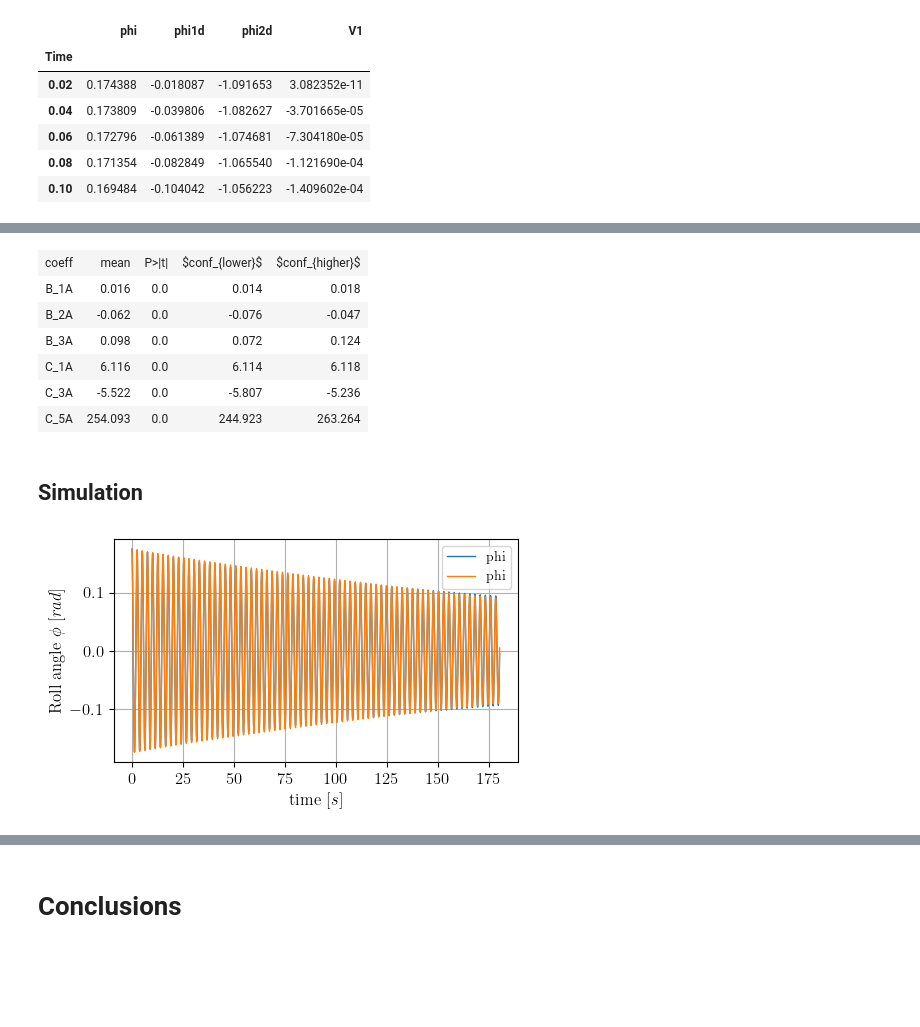
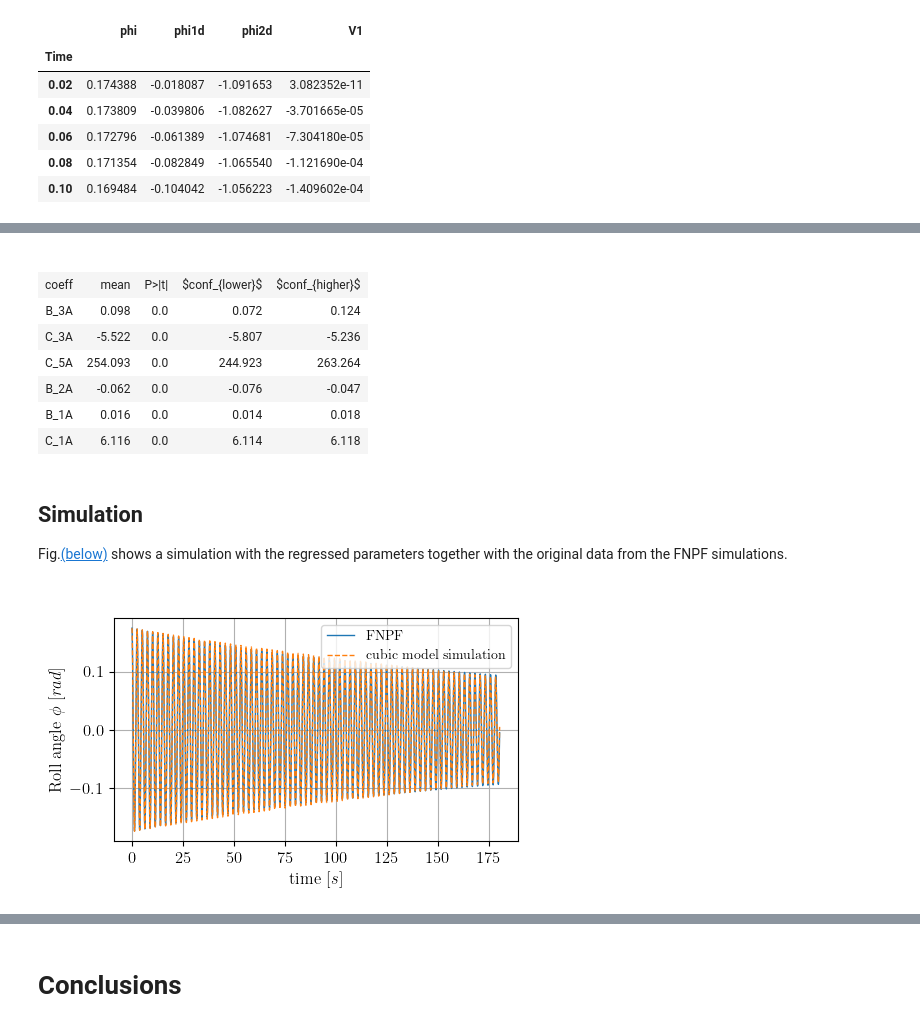
Before and after one commit to martinlarsalbert/roll_decay_damping, a Jupyter notebook: reports/report/01.1.report.ipynb, the cells around one changed output, grey strips where cells are left out. Cells and saved outputs as stored; diff of their text form; code cells hidden in the pictures; blank space fills up the shorter version.

```diff
--- a/reports/report/01.1.report.ipynb
+++ b/reports/report/01.1.report.ipynb
@@ -270,4 +293,5 @@ $
 # %%
-beta = sp.linear_eq_to_matrix([acceleration_equation_cubic_x.rhs],xs)[0].T
-beta
+eq_beta = sp.Eq(beta_,
+                sp.linear_eq_to_matrix([acceleration_equation_cubic_x.rhs],xs)[0].T)
+Equation(eq_beta,'eq_beta')
 # %% [output]
@@ -332,4 +348,4 @@ def calculate_features(eq_X,beta):
 # %%
-X = calculate_features(eq_X=eq_X, beta=beta)
+X = regression.calculate_features(data=data, eq_X=eq_X, beta=eq_beta.rhs)
 # %%
 y = -data['phi2d']
@@ -384,5 +385,7 @@ def results_summary_to_dataframe(results):
+# %% [markdown]
+<a id="tab_parameters"></a>
 # %%
-df_results = results_summary_to_dataframe(results)
+df_results = src.visualization.regression.results_summary_to_dataframe(results)
 
 df_table = df_results.reset_index()
 df_table = df_table.round(decimals=3)
@@ -391,11 +394,9 @@ lt = LateXTable(df_table, rename={'index':'coeff','coeff':'mean'}, caption='Para
 lt
 # %% [output]
 | coeff | mean | P>|t| | $conf_{lower}$ | $conf_{higher}$ |
-| B_1A | 0.016 | 0.0 | 0.014 | 0.018 |
-| B_2A | -0.062 | 0.0 | -0.076 | -0.047 |
 | B_3A | 0.098 | 0.0 | 0.072 | 0.124 |
-| C_1A | 6.116 | 0.0 | 6.114 | 6.118 |
 | C_3A | -5.522 | 0.0 | -5.807 | -5.236 |
 | C_5A | 254.093 | 0.0 | 244.923 | 263.264 |
+| B_2A | -0.062 | 0.0 | -0.076 | -0.047 |
+| B_1A | 0.016 | 0.0 | 0.014 | 0.018 |
+| C_1A | 6.116 | 0.0 | 6.114 | 6.118 |
-# %% [markdown]
-## Simulation
@@ -418,27 +403,16 @@ def get_updater(lambda_phi2d, coeffs):
-# %%
-def simulate(data, df_results, lambda_phi2d):
-
-    coeffs= {str(key):value for key,value in df_results['coeff'].items()}
-    updater = get_updater(lambda_phi2d=lambda_phi2d, coeffs=coeffs)
-
-    t = data.index
-    t_span = [t[0], t[-1]]
-    y0 = data.iloc[0][['phi','phi1d']].values
-    result = solve_ivp(fun=updater, t_span=t_span, y0=y0, t_eval=t)
-
-    df_sim = pd.DataFrame(index=result.t, data=result.y.T, columns = ['phi','phi1d'])
-    df_sim['phi2d'] = lambda_phi2d(**coeffs,**df_sim)
-    assert result.success
-
-    return df_sim
+# %% [markdown]
+## Simulation
+Fig.[(below)](#fig_sim_cubic) shows a simulation with the regressed parameters together with the original data from the FNPF simulations.
 # %%
 lambda_phi2d = lambdify(sp.solve(acceleration_equation_cubic, symbols.phi_dot_dot)[0])
-df_results = results_summary_to_dataframe(results)
+df_results = src.visualization.regression.results_summary_to_dataframe(results)
 df_sim = simulate(data=data, df_results=df_results, lambda_phi2d=lambda_phi2d)
+# %% [markdown]
+<a id="fig_sim_cubic"></a>
 # %%
 fig,ax=plt.subplots()
-rolldecay.plot(data, y='phi', ax=ax)
-rolldecay.plot(df_sim, y='phi', ax=ax)
+rolldecay.plot(data, y='phi', ax=ax, label='FNPF')
+rolldecay.plot(df_sim, y='phi', ax=ax, label='cubic model simulation', style='--')
 ax.legend();
 # %% [output]
-[figure, old version]
+[figure, new version]
```
Also changed, not shown: parts of 38 cells of this notebook, 5 other files.
